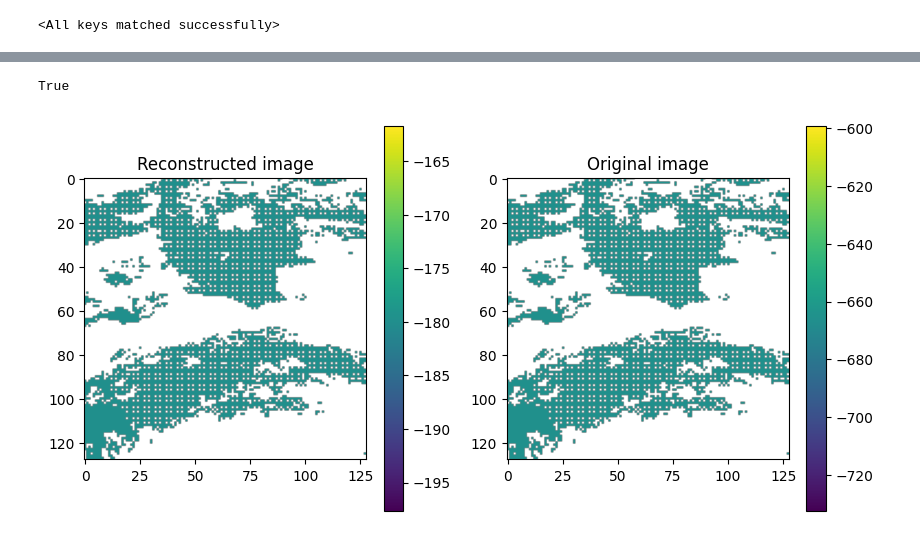
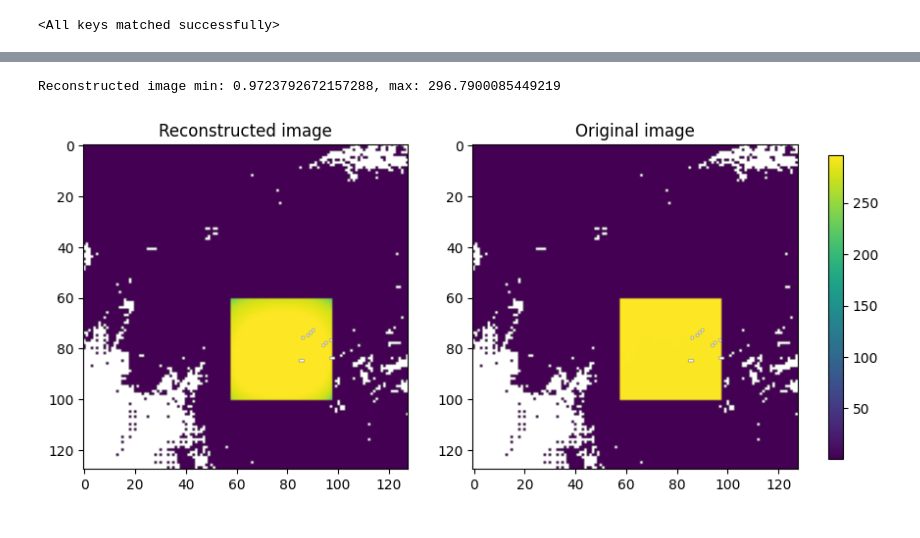
Before and after one commit to LisaDaVinchie/Land_data_inpainting, a Jupyter notebook: src/generate_reconstructed_images.ipynb, the cells around one changed output, grey strips where cells are left out. Cells and saved outputs as stored; diff of their text form; code cells hidden in the pictures.

```diff
--- a/src/generate_reconstructed_images.ipynb
+++ b/src/generate_reconstructed_images.ipynb
@@ -8,11 +8,12 @@ from DINCAE import DINCAE_pconvs
 from preprocessing.dataset_normalization import MinMaxNormalization
 # %%
 result_idx = 1
-dataset_idx = 5
+dataset_idx = 2
 
-data_path = Path("../data/IFREMER-GLOB-SST-L3-NRT-OBS_FULL_TIME_SERIE_202211/")
+data_path = Path("../data/")
 dataset_path = data_path / Path(f"minimal_datasets/dataset_{dataset_idx}.pt")
-weights_path = data_path / Path(f"weights/weights_{result_idx}.pt")
+# weights_path = data_path / Path(f"weights/weights_{result_idx}.pt")
+weights_path = data_path / Path(f"weights_to_sync/weights_{result_idx}.pt")
 nans_masks_path = data_path / Path(f"nans_masks/nans_mask_{dataset_idx}.pt")
 minmax_path = data_path / Path(f"minmax_vals/minmax_{dataset_idx}.pt")
 
@@ -26,10 +27,10 @@ nans_masks = th.load(nans_masks_path)
 minmax = th.load(minmax_path)
 # %%
 # Retieve dataset specs
-n_channels = 10
+n_channels = 5
 nrows = 128
 ncols = 128
-n_images = 1000
+n_images = 5000
 masked_channels = [0, 1]
 # %%
 model = DINCAE_pconvs(params_path=Path("params.json"),
@@ -79,21 +74,0 @@ plt.colorbar()
-# %%
-random_idx = np.random.randint(0, n_reconstructed_images)
-
-reconstructed_image = reconstructed_images[random_idx][masked_channels[0]].detach().numpy()
-original_image = original_images[random_idx][masked_channels[0]].detach().numpy()
-
-np.any(reconstructed_image < 0)
-# %% [output]
-True
-# %%
-
-fig, axs = plt.subplots(1, 2, figsize=(10, 5))
-axs[0].imshow(reconstructed_image)
-axs[0].set_title("Reconstructed image")
-axs[1].imshow(original_image)
-axs[1].set_title("Original image")
-
-for ax in axs:
-    plt.colorbar(ax.images[0], ax=ax)
-# %% [output]
-[figure, removed]
@@ -99,0 +97,27 @@ for ax in axs:
+# %%
+random_idx = np.random.randint(0, n_reconstructed_images)
+
+reconstructed_image = reconstructed_images[random_idx][masked_channels[0]].detach().numpy()
+original_image = original_images[random_idx][masked_channels[0]].detach().numpy()
+
+# Determine global vmin and vmax to ensure same colormap scaling
+vmin = np.nanmin([original_image])
+vmax = np.nanmax([original_image])
+
+print(f"Reconstructed image min: {vmin}, max: {vmax}")
+
+fig, axs = plt.subplots(1, 2, figsize=(10, 5))
+
+im0 = axs[0].imshow(reconstructed_image, vmin=vmin, vmax=vmax)
+axs[0].set_title("Reconstructed image")
+
+im1 = axs[1].imshow(original_image, vmin=vmin, vmax=vmax)
+axs[1].set_title("Original image")
+
+# Shared colorbar using one of the images
+fig.colorbar(im1, ax=axs, orientation='vertical', fraction=0.02, pad=0.04)
+
+plt.show()
+# %% [output]
+Reconstructed image min: 0.9723792672157288, max: 296.7900085449219
+[figure, added]
```
Also changed, not shown: parts of 3 cells of this notebook.
